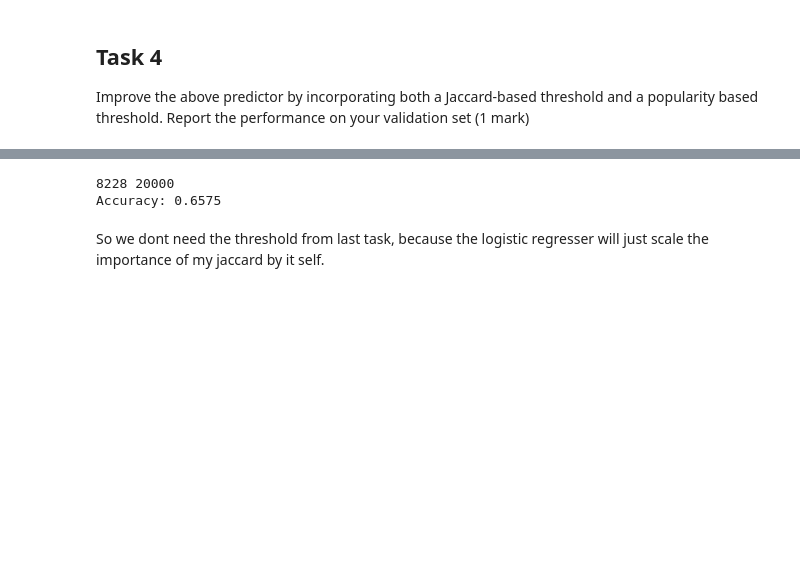
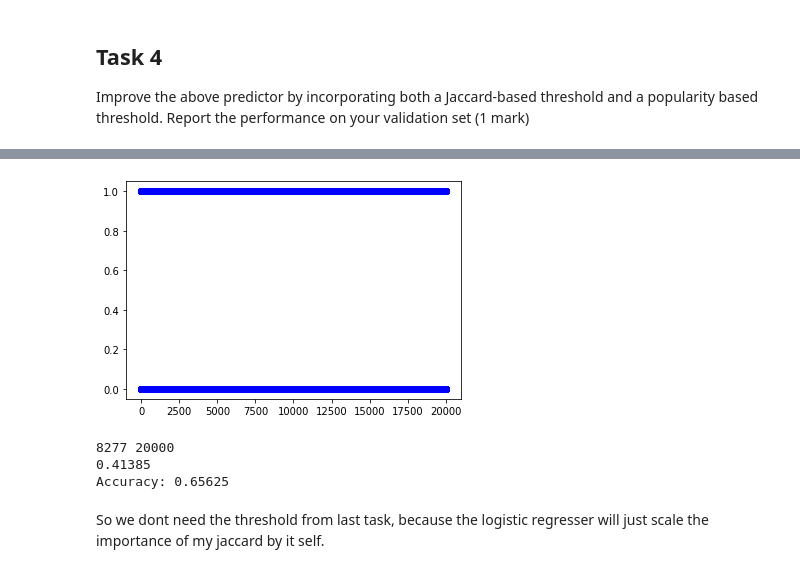
Before and after one commit to kristogj/recommender-systems, a Jupyter notebook: hw3/Homework_3.ipynb, the cells around one changed output, grey strips where cells are left out. Cells and saved outputs as stored; diff of their text form; code cells hidden in the pictures; blank space fills up the shorter version.

Commit message:
tryied everything on pred read

```diff
--- a/hw3/Homework_3.ipynb
+++ b/hw3/Homework_3.ipynb
@@ -183,13 +257,16 @@ Improve the above predictor by incorporating both a Jaccard-based threshold and
 # %%
 # For each book make a featureset [isPopular, Jaccard] and learn use a Classifier from sklearn to learn the params
-popularity_th = 0.60
+popularity_th = 0.55
 popularPercentile = most_popular_percentile(mostPopular, popularity_th)
+
 
 # Calculate features for the classifier to find weights
 def feature(user, book):
     popular = 1 if book in popularPercentile else 0
     jac_sim = best_jacc(user, book)
-    return [1,popular,jac_sim]
+    cos = smallest_cosine(user,book)
+    pearson_corr = best_pearson_corr(user, book)
+    return [1, popular, jac_sim, pearson_corr]
 
 newX = [feature(user, book) for user, book in Xvalid]
 # %%
@@ -203,28 +280,46 @@ array([-0.78581803,  1.25904501, 15.44709142])
-# %%
-# Predict by using the Jaccard sim and the popularity
-def predict(user, book, theta):
-    # Weights to be used when predicting
-    bias, theta_ispop, theta_jacc = theta
-
-    isPopular = int(book in popularPercentile)
-    jacc_sim = best_jacc(user, book)
-    pred = bias + theta_ispop*isPopular + theta_jacc*jacc_sim
-    pred = round(max(0, pred))
-    #pred = (len(similarities) > 0) and (similarities[0][0] > threshold) and (book in popularPercentile)
-    return int(pred)
-
-#popularity_th = 0.80
-#jaccard_th = 0.010
-
-predictions = []
-for user, book in Xvalid:
-    predictions.append(predict(user, book, theta))
-
-print(sum(predictions), len(predictions))
-print("Accuracy: {}".format(accuracy(predictions, yvalid)))
-# %% [output]
-8228 20000
-Accuracy: 0.6575
+# %%
+# Predict by using the Jaccard sim and the popularity
+def predict(user, book, theta):
+    # Weights to be used when predicting
+    pred = theta[0]
+    feat = feature(user, book)
+    for v, w in zip(feat[1:], theta[1:]):
+        pred += v*w
+
+    return int(pred > 0.1)
+
+predictions = []
+for user, book in Xvalid:
+    predictions.append(predict(user, book, theta))
+
+# Check where all predictions lies
+#plt.plot(np.arange(0,len(predictions), 1), predictions, "o")
+high, low = [], []
+for a, b in zip(predictions, yvalid):
+    if b == 1:
+        high.append(a)
+    else:
+        low.append(a)
+plt.plot(np.arange(0,len(high), 1), high, "go")
+plt.plot(np.arange(len(high),len(low)+ len(high), 1), low, "ro")
+plt.plot(np.arange(0, len(yvalid),1), yvalid, "bo")
+plt.show()
+
+print(sum(predictions), len(predictions))
+count = 0
+count2 = 0
+for a, b in zip(predictions, yvalid):
+    if a == 1 and b != 1:
+        count += 1
+    elif a == 0 and b == 1:
+        count2 += 1
+print(np.mean(predictions))
+print("Accuracy: {}".format(accuracy(predictions, yvalid)))
+# %% [output]
+[figure, added]
+8277 20000
+0.41385
+Accuracy: 0.65625
 # %% [markdown]
 So we dont need the threshold from last task, because the logistic regresser will just scale the importance of my jaccard by it self.
 # %% [markdown]
```
Also changed, not shown: parts of 4 cells of this notebook, 1 other file.
